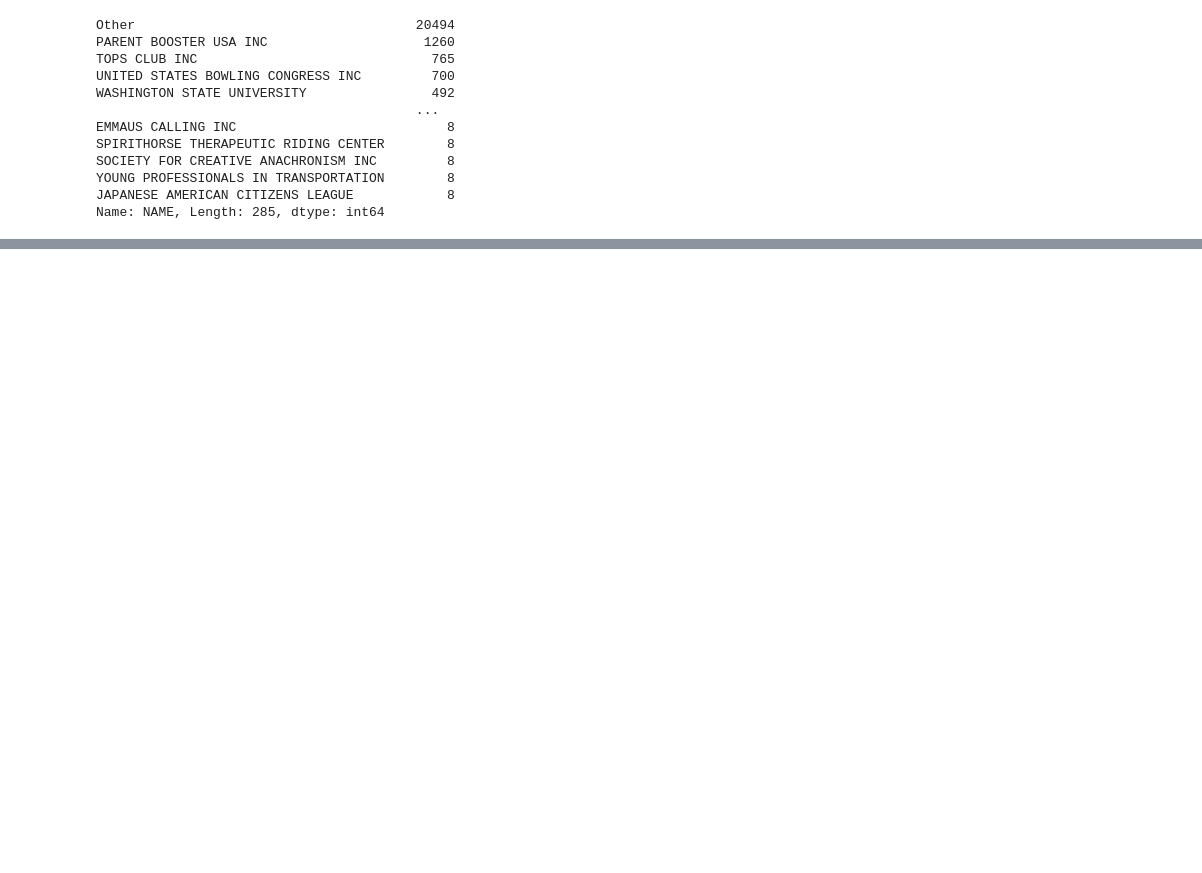
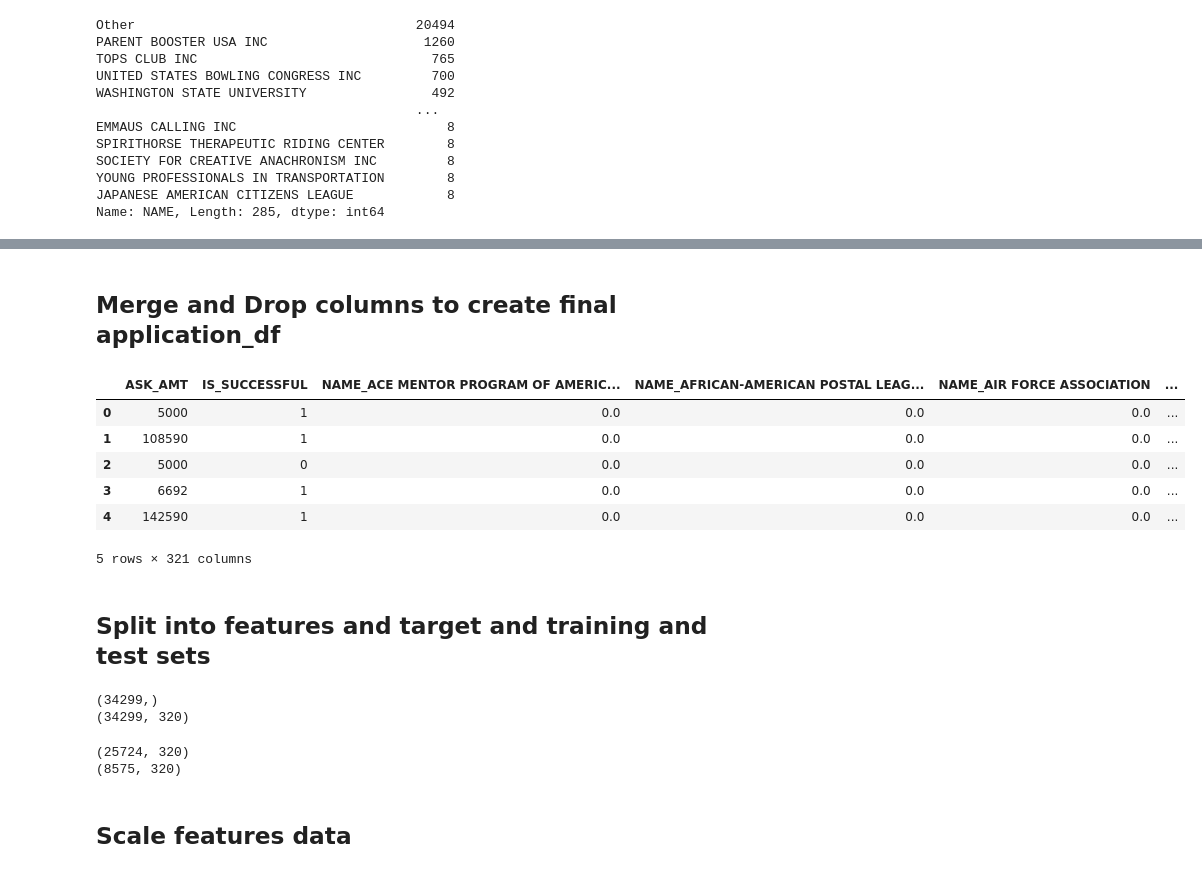
Before and after one commit to david-garza/Neural_Network_Charity_Analysis, a Jupyter notebook: AlphabetSoupCharity_Optimzation.ipynb, the cells around one changed output, grey strips where cells are left out. Saved outputs shown, nothing was run; the diff lists cells and outputs as text; code cells hidden in the pictures; blank space fills up the shorter version.

Commit message:
Bucketed Names

```diff
--- a/AlphabetSoupCharity_Optimzation.ipynb
+++ b/AlphabetSoupCharity_Optimzation.ipynb
@@ -697,0 +702,4 @@ Name: NAME, Length: 285, dtype: int64
+# %%
+# Focus on only the object columns
+application_objects=application_df.dtypes[application_df.dtypes=="object"].index.tolist()
+application_objects
@@ -697,0 +718,9 @@ Name: NAME, Length: 285, dtype: int64
+# %%
+# Create a OneHotEncoder instance
+enc = OneHotEncoder(sparse=False)
+
+# Use one hot to create categorical binary columns
+encode_df=pd.DataFrame(enc.fit_transform(application_df[application_objects].values.reshape(-1,7)))
+
+encode_df.columns = enc.get_feature_names(application_objects)
+encode_df.head()
@@ -697,0 +735,33 @@ Name: NAME, Length: 285, dtype: int64
+# %% [markdown]
+## Merge and Drop columns to create final application_df
+# %%
+# Merge and drop
+application_df =application_df.merge(encode_df,left_index=True,right_index=True).drop(application_objects,1)
+application_df.head()
+# %% [output]
+|  | ASK_AMT | IS_SUCCESSFUL | NAME_ACE MENTOR PROGRAM OF AMERIC... | NAME_AFRICAN-AMERICAN POSTAL LEAG... | NAME_AIR FORCE ASSOCIATION | ... |
+| 0 | 5000 | 1 | 0.0 | 0.0 | 0.0 | ... |
+| 1 | 108590 | 1 | 0.0 | 0.0 | 0.0 | ... |
+| 2 | 5000 | 0 | 0.0 | 0.0 | 0.0 | ... |
+| 3 | 6692 | 1 | 0.0 | 0.0 | 0.0 | ... |
+| 4 | 142590 | 1 | 0.0 | 0.0 | 0.0 | ... |
+5 rows × 321 columns
+# %% [markdown]
+## Split into features and target and training and test sets
+# %%
+y = application_df["IS_SUCCESSFUL"]
+X = application_df.drop("IS_SUCCESSFUL",1)
+print(y.shape)
+print(X.shape)
+# %% [output]
+(34299,)
+(34299, 320)
+# %%
+X_train,X_test,y_train,y_test=train_test_split(X,y,random_state=42)
+print(X_train.shape)
+print(X_test.shape)
+# %% [output]
+(25724, 320)
+(8575, 320)
+# %% [markdown]
+## Scale features data
```
Also changed, not shown: parts of 21 cells of this notebook.
